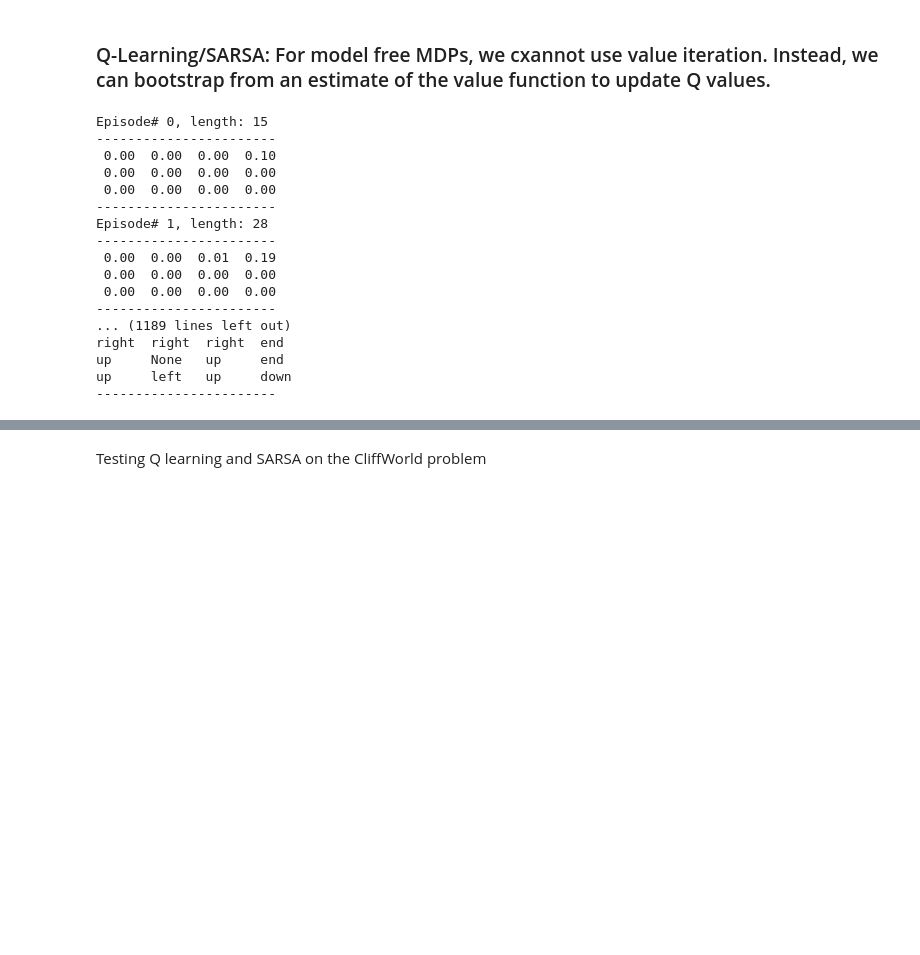
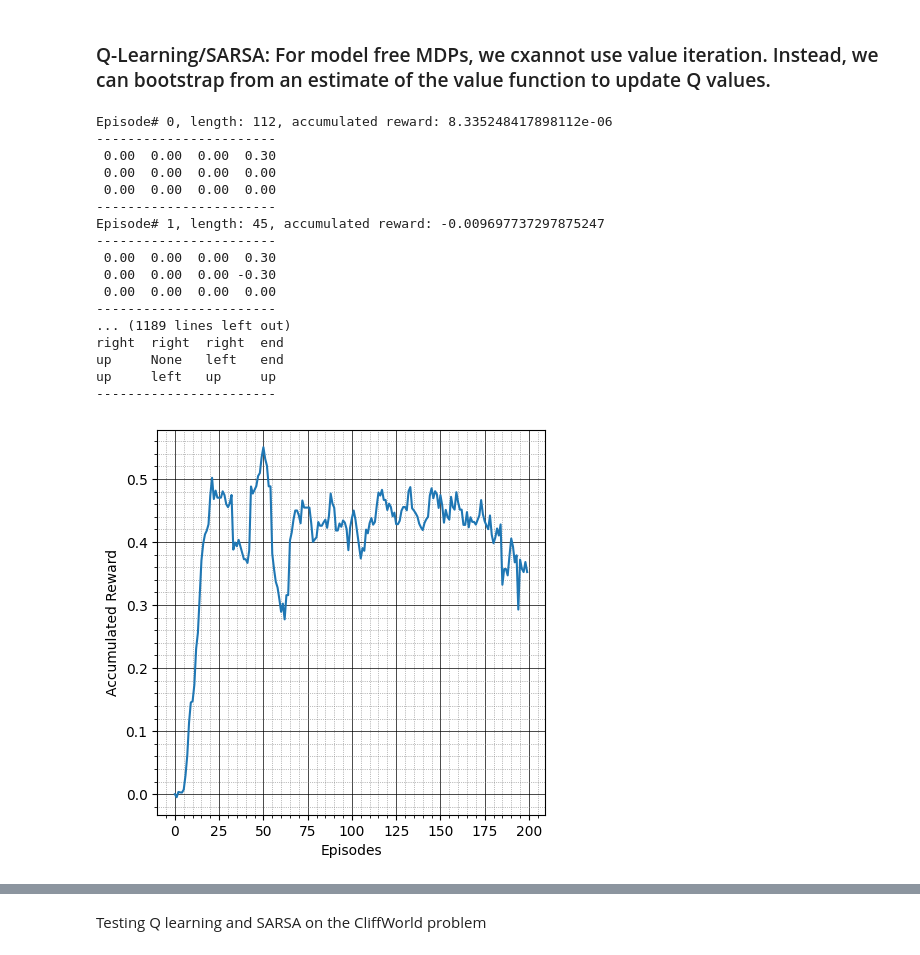
Before and after one commit to tsultan16/Reinforcement_Learning, a Jupyter notebook: grid_world.ipynb, the cells around one changed output, grey strips where cells are left out. Drawn from its saved outputs; the diff is of its cells as text; code cells hidden in the pictures; blank space fills up the shorter version.

```diff
--- a/grid_world.ipynb
+++ b/grid_world.ipynb
@@ -393,9 +375,10 @@ class QLearner:
 
     # Q-learner training loop
     def train(self, episodes=10, SARSA=False):
-
+        episode_rewards = []
         for i in range(episodes):
             episode_len = 0
+            accumulated_discounted_reward = 0.0
             # get initial state for the episode
             state = self.mdp.get_initial_state()
             # select an action using bandit
@@ -413,9 +396,14 @@ class QLearner:
                 self.mdp.Q[(state,action)] = Qnew
                 state = next_state
                 action = next_action
+
+                # accumulate discounted reward for the step
+                accumulated_discounted_reward += reward * (self.mdp.gamma**episode_len)
                 episode_len += 1
 
-            print(f"Episode# {i}, length: {episode_len}")
+            # save total accumulated reward after episode is over
+            episode_rewards.append(accumulated_discounted_reward)
+            print(f"Episode# {i}, length: {episode_len}, accumulated reward: {accumulated_discounted_reward}")
 
             # update the value function
             self.mdp.update_V_from_Q()
@@ -429,46 +417,73 @@ class QLearner:
                         print(f"{0.0: 0.2f}", end=' ')
                 print("")
             print("-----------------------")
+
+        return episode_rewards
+# %%
+def moving_average(x, window_size):
+    smoothed_x = []
+    for i in range(len(x)):
+        lo = max(0, i-window_size+1)
+        windowed = x[lo:i+1]
+        avg = sum(windowed) / len(windowed)
+        smoothed_x.append(avg)
+    return smoothed_x
+
+def plot_rewards(rewards, smoothing=True, window_size=10):
+    fig = plt.figure(figsize=(5, 5))
+    if smoothing:
+        plt.plot(moving_average(rewards, window_size))
+    else:
+        plt.plot(rewards)
+    plt.xlabel("Episodes")
+    plt.ylabel("Accumulated Reward")
+    plt.minorticks_on()
+    plt.grid(which='major', linestyle='-', linewidth='0.5', color='black')
+    plt.grid(which='minor', linestyle=':', linewidth='0.5', color='gray')
+    plt.show()
 # %%
 # instantiate grid world mdp object
 gw2 = GridWorld(discount_factor=0.9)
 
 # instantiate Q learner
-QL = QLearner(gw2, alpha=0.1)
+QL = QLearner(gw2, alpha=0.3)
 
 # training
-QL.train(episodes=200)
+episode_rewards = QL.train(episodes=200)
 
 # policy extraction
 pi = gw2.extract_policy()
 
 print("-----------------------")
 for y in range(gw2.height-1, -1, -1):
     for x in range(gw2.width):
         if (x,y) in pi:
             print(f"{pi[(x,y)]:<6}", end=' ')
         else:
             print(f"{'None':<6}", end=' ')
     print("")
 print("-----------------------")
+
+plot_rewards(episode_rewards)
 # %% [output]
-Episode# 0, length: 15
+Episode# 0, length: 112, accumulated reward: 8.335248417898112e-06
 -----------------------
- 0.00  0.00  0.00  0.10
+ 0.00  0.00  0.00  0.30
  0.00  0.00  0.00  0.00
  0.00  0.00  0.00  0.00
 -----------------------
-Episode# 1, length: 28
+Episode# 1, length: 45, accumulated reward: -0.009697737297875247
 -----------------------
- 0.00  0.00  0.01  0.19
- 0.00  0.00  0.00  0.00
+ 0.00  0.00  0.00  0.30
+ 0.00  0.00  0.00 -0.30
  0.00  0.00  0.00  0.00
 -----------------------
 ... (1189 lines left out)
 right  right  right  end
-up     None   up     end
-up     left   up     down
+up     None   left   end
+up     left   up     up
 -----------------------
+[figure, added]
 # %%
 # instantiate grid world mdp object
 gw3 = GridWorld(discount_factor=0.9)
```
Also changed, not shown: parts of 7 cells of this notebook.
